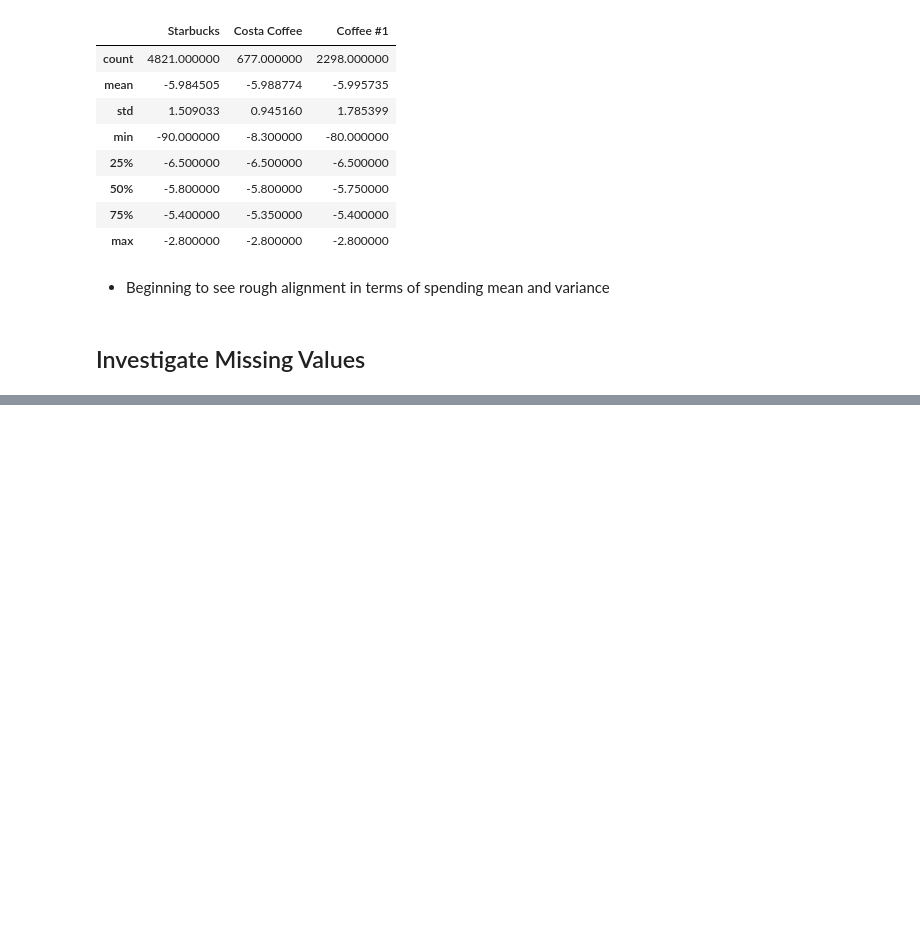
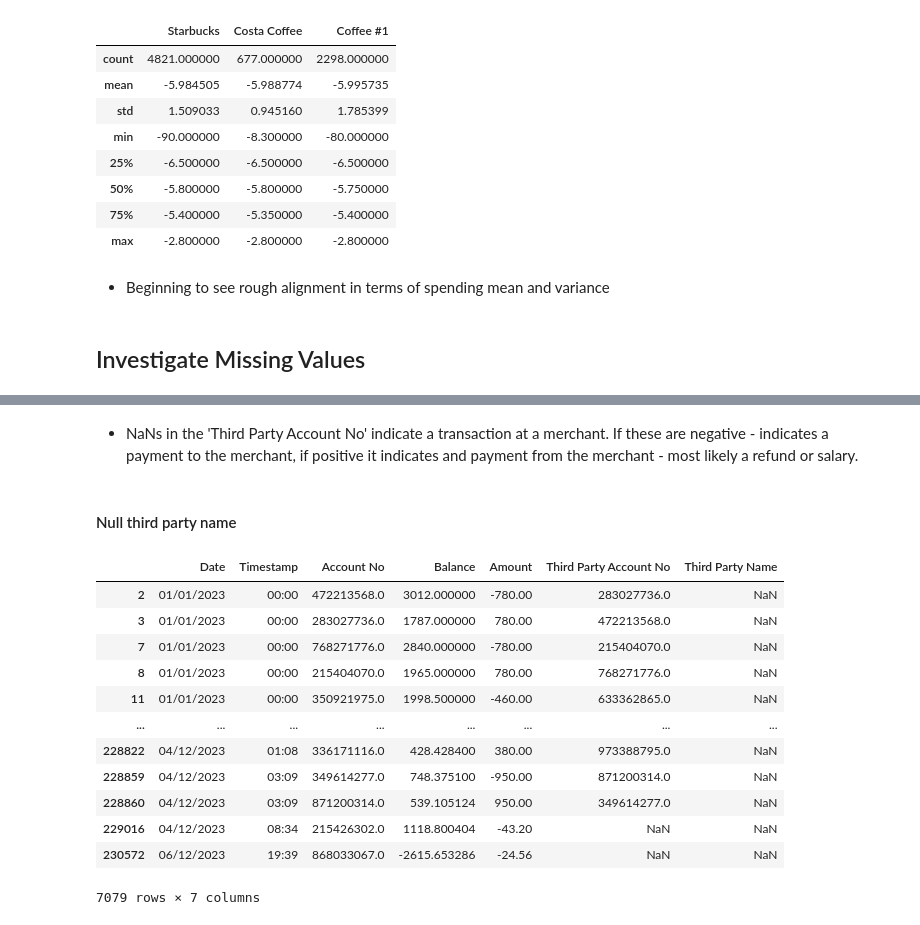
Before and after one commit to UoB-DSMP-2023-24/dsmp-2024-group-38, a Jupyter notebook: EDA_dataset2_DonJoseph.ipynb, the cells around one changed output, grey strips where cells are left out. Cells and saved outputs as stored; diff of their text form; code cells hidden in the pictures; blank space fills up the shorter version.

```diff
--- a/EDA_dataset2_DonJoseph.ipynb
+++ b/EDA_dataset2_DonJoseph.ipynb
@@ -116,0 +152,22 @@ coffee
+# %% [markdown]
+- NaNs in the 'Third Party Account No' indicate a transaction at a merchant. If these are negative - indicates a payment to the merchant, if positive it indicates and payment from the merchant - most likely a refund or salary.
+# %% [markdown]
+#### Null third party name
+# %%
+# display null values in 'Third Party Account No'
+null_merchant_name=bank[bank['Third Party Name'].isnull()]
+null_merchant_name
+# %% [output]
+|  | Date | Timestamp | Account No | Balance | Amount | Third Party Account No | Third Party Name |
+| 2 | 01/01/2023 | 00:00 | 472213568.0 | 3012.000000 | -780.00 | 283027736.0 | NaN |
+| 3 | 01/01/2023 | 00:00 | 283027736.0 | 1787.000000 | 780.00 | 472213568.0 | NaN |
+| 7 | 01/01/2023 | 00:00 | 768271776.0 | 2840.000000 | -780.00 | 215404070.0 | NaN |
+| 8 | 01/01/2023 | 00:00 | 215404070.0 | 1965.000000 | 780.00 | 768271776.0 | NaN |
+| 11 | 01/01/2023 | 00:00 | 350921975.0 | 1998.500000 | -460.00 | 633362865.0 | NaN |
+| ... | ... | ... | ... | ... | ... | ... | ... |
+| 228822 | 04/12/2023 | 01:08 | 336171116.0 | 428.428400 | 380.00 | 973388795.0 | NaN |
+| 228859 | 04/12/2023 | 03:09 | 349614277.0 | 748.375100 | -950.00 | 871200314.0 | NaN |
+| 228860 | 04/12/2023 | 03:09 | 871200314.0 | 539.105124 | 950.00 | 349614277.0 | NaN |
+| 229016 | 04/12/2023 | 08:34 | 215426302.0 | 1118.800404 | -43.20 | NaN | NaN |
+| 230572 | 06/12/2023 | 19:39 | 868033067.0 | -2615.653286 | -24.56 | NaN | NaN |
+7079 rows × 7 columns
```
Also changed, not shown: parts of 14 cells of this notebook.
